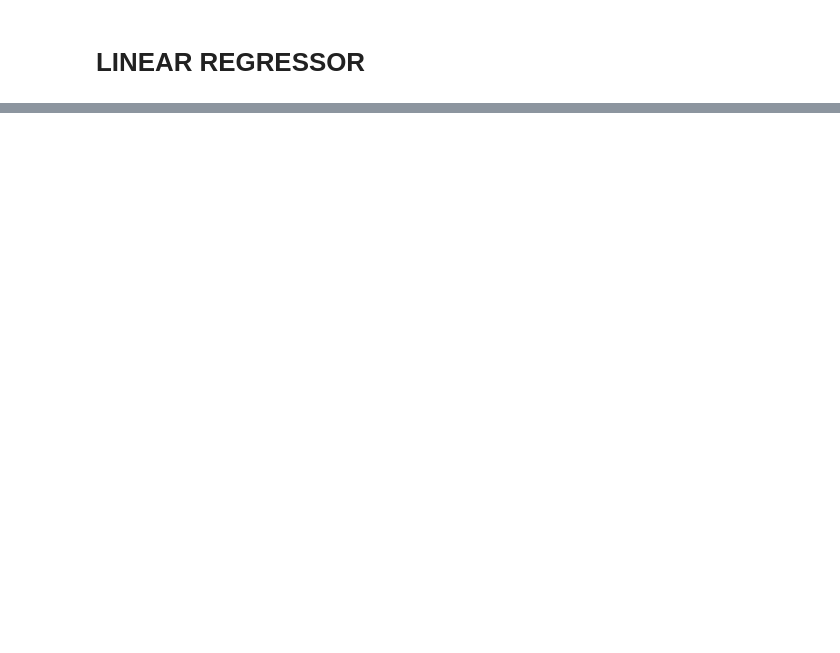
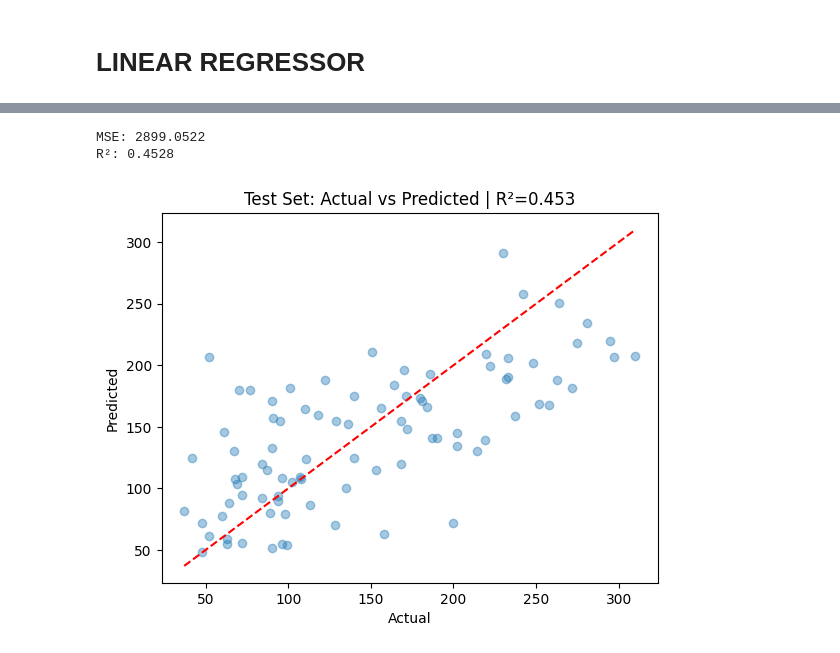
Before and after one commit to shivtikoo/supervisedLearning, a Jupyter notebook: script.ipynb, the cells around one changed output, grey strips where cells are left out. Saved outputs shown, nothing was run; the diff lists cells and outputs as text; code cells hidden in the pictures; blank space fills up the shorter version.

```diff
--- a/script.ipynb
+++ b/script.ipynb
@@ -105,0 +236,11 @@ def lr(x, y, epochs=1000):
+# %%
+def tickr(x,y,w,b,model):
+
+    m = x.shape[0]
+    if model=='ridge':
+        penalty = w**2
+    else:
+        penalty = np.abs(w)
+
+    error = (x @ w + b) - y
+    return (1 / (2 * m)) * (np.sum(error ** 2) + np.sum(penalty))
@@ -105,0 +274,10 @@ def lr(x, y, epochs=1000):
+# %%
+# DIABIETIES DATASET
+
+X_train, X_test, y_train, y_test = train_test_split(X_diabetes, y_diabetes, test_size=0.2, random_state=42)
+
+scaler = StandardScaler()
+X_train = scaler.fit_transform(X_train)
+X_test = scaler.transform(X_test)
+
+w, b = regularized_lr(X_train, y_train, data = diabetes, model='ridge')
@@ -105,0 +303,21 @@ def lr(x, y, epochs=1000):
+# %%
+# predictions
+
+y_pred_test = X_test @ w + b
+error = mean_squared_error(y_test, y_pred_test)
+r2 = r2_score(y_test, y_pred_test)
+print(f'MSE: {error:.4f}')
+print(f'R²: {r2:.4f}')
+
+# plottings
+
+plt.scatter(y_test, y_pred_test, alpha=0.4)
+plt.plot([y_test.min(), y_test.max()], [y_test.min(), y_test.max()], 'r--')
+plt.xlabel('Actual')
+plt.ylabel('Predicted')
+plt.title(f'Test Set: Actual vs Predicted | R²={r2:.3f}')
+plt.show()
+# %% [output]
+MSE: 2899.0522
+R²: 0.4528
+[figure, added]
```
Also changed, not shown: parts of 33 cells of this notebook.
